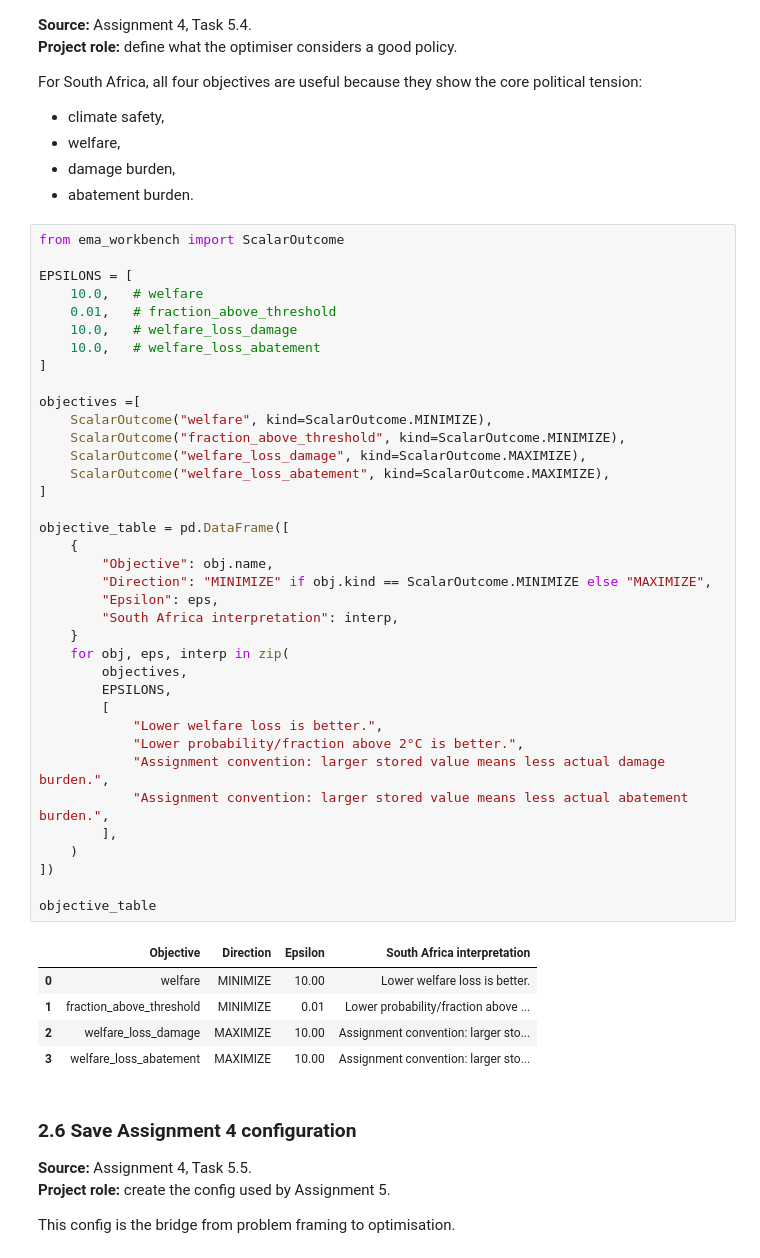
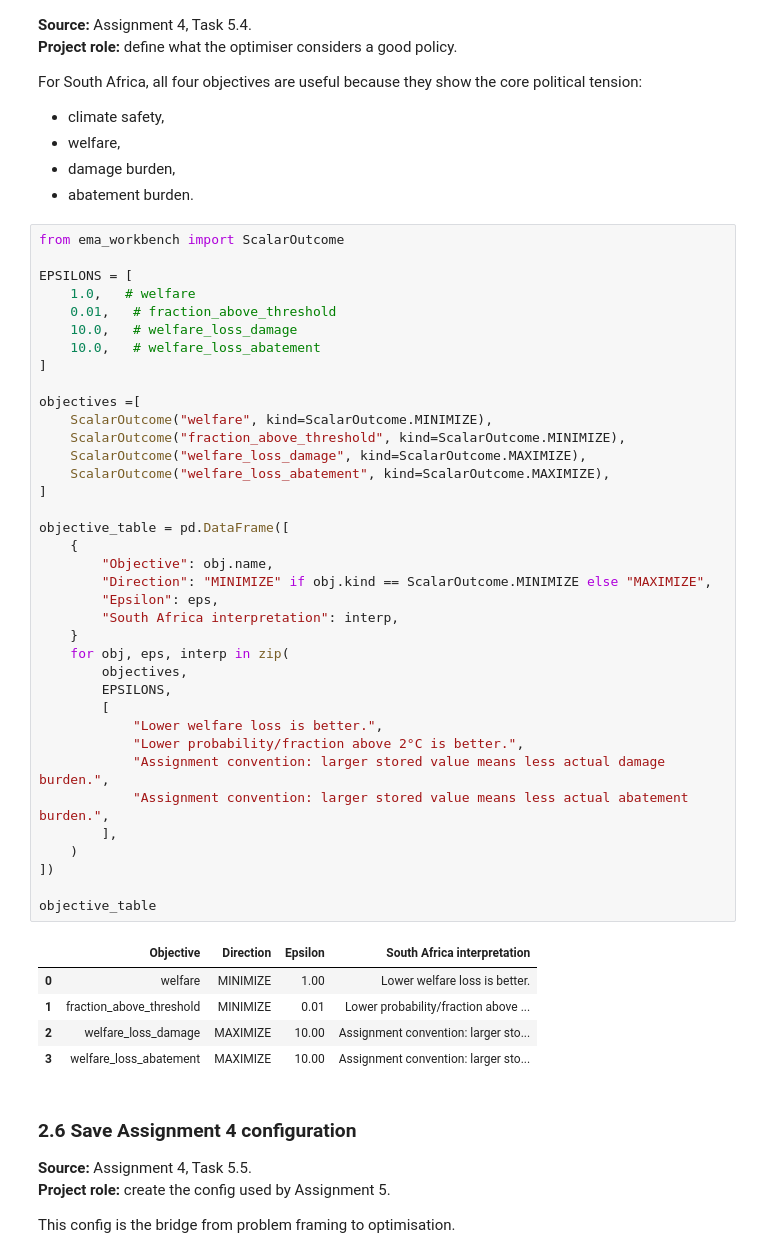
Before and after one commit to juliusrupert/epa141a, a Jupyter notebook: A- Project G15/projectwithallsteps.ipynb, the cells around one changed output. Cells and saved outputs as stored; diff of their text form.

```diff
--- a/A- Project G15/projectwithallsteps.ipynb
+++ b/A- Project G15/projectwithallsteps.ipynb
@@ -862,7 +862,7 @@ For South Africa, all four objectives are useful because they show the core poli
 from ema_workbench import ScalarOutcome
 
 EPSILONS = [
-    10.0,   # welfare
+    1.0,   # welfare
     0.01,   # fraction_above_threshold
     10.0,   # welfare_loss_damage
     10.0,   # welfare_loss_abatement
@@ -870,34 +870,34 @@ EPSILONS = [
 
 objectives =[
     ScalarOutcome("welfare", kind=ScalarOutcome.MINIMIZE),
     ScalarOutcome("fraction_above_threshold", kind=ScalarOutcome.MINIMIZE),
     ScalarOutcome("welfare_loss_damage", kind=ScalarOutcome.MAXIMIZE),
     ScalarOutcome("welfare_loss_abatement", kind=ScalarOutcome.MAXIMIZE),
 ]
 
 objective_table = pd.DataFrame([
     {
         "Objective": obj.name,
         "Direction": "MINIMIZE" if obj.kind == ScalarOutcome.MINIMIZE else "MAXIMIZE",
         "Epsilon": eps,
         "South Africa interpretation": interp,
     }
     for obj, eps, interp in zip(
         objectives,
         EPSILONS,
         [
             "Lower welfare loss is better.",
             "Lower probability/fraction above 2°C is better.",
             "Assignment convention: larger stored value means less actual damage burden.",
             "Assignment convention: larger stored value means less actual abatement burden.",
         ],
     )
 ])
 
 objective_table
 # %% [output]
 |  | Objective | Direction | Epsilon | South Africa interpretation |
-| 0 | welfare | MINIMIZE | 10.00 | Lower welfare loss is better. |
+| 0 | welfare | MINIMIZE | 1.00 | Lower welfare loss is better. |
 | 1 | fraction_above_threshold | MINIMIZE | 0.01 | Lower probability/fraction above ... |
 | 2 | welfare_loss_damage | MAXIMIZE | 10.00 | Assignment convention: larger sto... |
 | 3 | welfare_loss_abatement | MAXIMIZE | 10.00 | Assignment convention: larger sto... |
```
Also changed, not shown: parts of 38 cells of this notebook, 20 other files.
